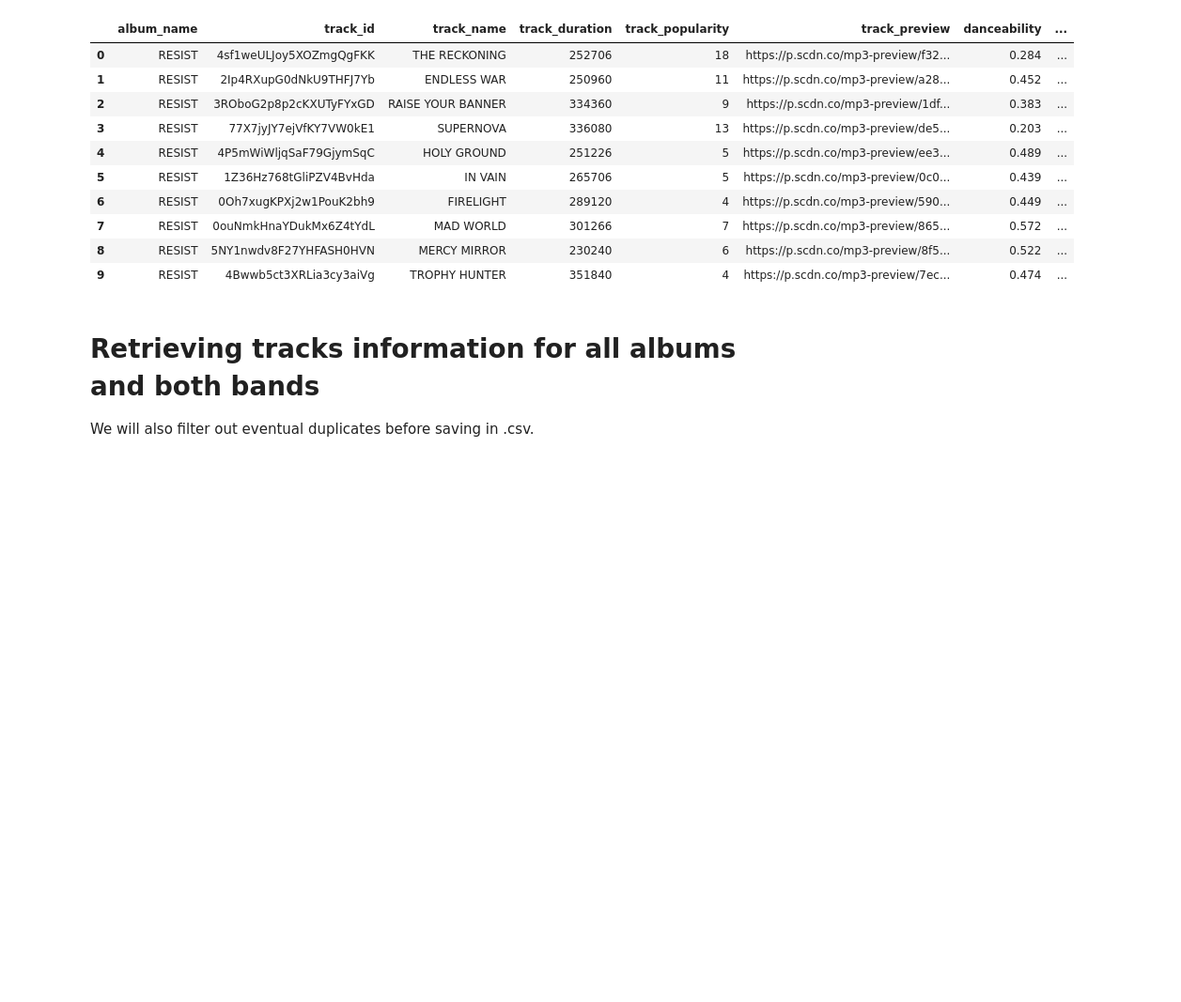
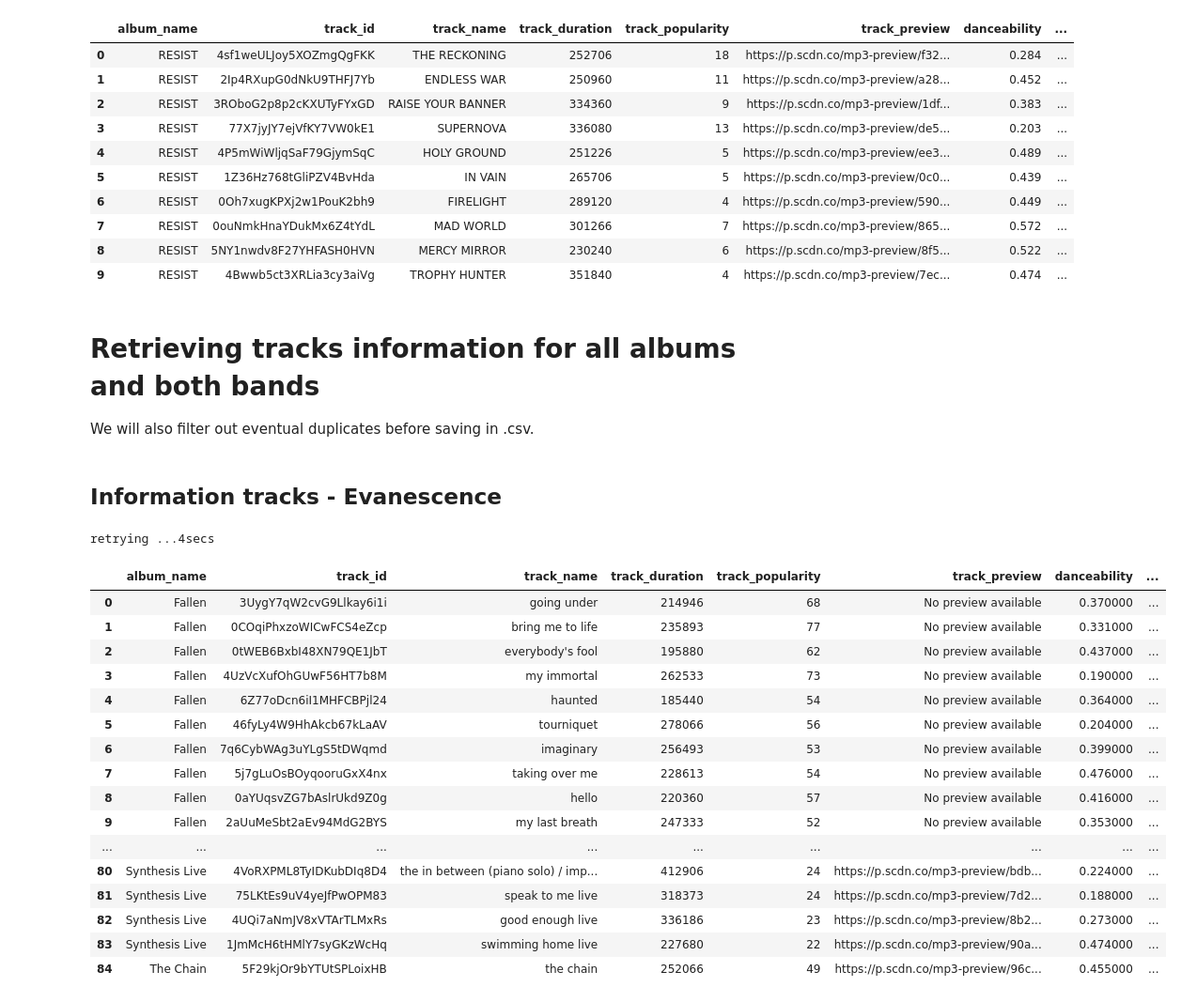
Before and after one commit to dpbac/evanescence_and_within_temptation_in_Python, a Jupyter notebook: notebook_02_retrieve_metada_Spotify_Evanescence_Within_Temptation.ipynb, the cells around one changed output. Shown at 94% size. Drawn from its saved outputs; the diff is of its cells as text; code cells hidden in the pictures; blank space fills up the shorter version.

Commit message:
Update notebook2

```diff
--- a/notebook_02_retrieve_metada_Spotify_Evanescence_Within_Temptation.ipynb
+++ b/notebook_02_retrieve_metada_Spotify_Evanescence_Within_Temptation.ipynb
@@ -532,7 +532,7 @@ def retrieve_albums_info(artist_id, file_name, limit = 50, max_nr_albums=2000):
 
     # reset index
 
-    df.reset_index(inplace = True)
+    df.reset_index(drop=True,inplace = True)
 
     # Create year column
 
@@ -1002,5 +1002,63 @@ df_tracks_info
 # Retrieving tracks information for all albums and both bands
 
 We will also filter out eventual duplicates before saving in .csv.
+# %%
+def retrieve_info_tracks_list_albums(list_album_id, file_name):
+    """ Retrieve info (metadata and audio features) of tracks of a list of albums"""
+
+    # retrieving metadata and audio features info
+    df = [retrieve_tracks_info(album_id) for album_id in list_album_id]
+
+    # puting information of all albums in one dataframe
+    df_conc = pd.concat(df)
+
+    # applying the same transformation on track name column that was applied in notebook 1 when retrieving lyrics
+
+    df_conc['track_name'] = df_conc['track_name'].apply(lambda x: x.replace('-',' ').lower())
+
+    # droping duplicates of tracks with same title
+
+    df_conc.drop_duplicates(subset = ['track_name'],keep = 'first', inplace=True)
+
+    # reset index
+
+    df_conc.reset_index(drop=True,inplace = True)
+
+    # save .csv
+
+    df_conc.to_csv("./data/"+file_name+"_"+TodaysDate+".csv", index = False)
+
+    # make snippets clickable
+
+    def make_clickable(val):
+        if val is None:
+            return 'No preview available'
+        else:
+            return '<a target="_blank" href="{}">{}</a>'.format(val, val)
+
+    return df_conc.style.format({'track_preview': make_clickable})
+# %% [markdown]
+## Information tracks - Evanescence
 # %%
 list_album_id = df_albums_evanescence_filtered['album_id'].tolist()
+df_tracks_evanescence = retrieve_info_tracks_list_albums(list_album_id, "info_tracks_evanescence")
+df_tracks_evanescence
+# %% [output]
+retrying ...4secs
+|  | album_name | track_id | track_name | track_duration | track_popularity | track_preview | danceability | ... |
+| 0 | Fallen | 3UygY7qW2cvG9Llkay6i1i | going under | 214946 | 68 | No preview available | 0.370000 | ... |
+| 1 | Fallen | 0COqiPhxzoWICwFCS4eZcp | bring me to life | 235893 | 77 | No preview available | 0.331000 | ... |
+| 2 | Fallen | 0tWEB6BxbI48XN79QE1JbT | everybody's fool | 195880 | 62 | No preview available | 0.437000 | ... |
+| 3 | Fallen | 4UzVcXufOhGUwF56HT7b8M | my immortal | 262533 | 73 | No preview available | 0.190000 | ... |
+| 4 | Fallen | 6Z77oDcn6iI1MHFCBPjl24 | haunted | 185440 | 54 | No preview available | 0.364000 | ... |
+| 5 | Fallen | 46fyLy4W9HhAkcb67kLaAV | tourniquet | 278066 | 56 | No preview available | 0.204000 | ... |
+| 6 | Fallen | 7q6CybWAg3uYLgS5tDWqmd | imaginary | 256493 | 53 | No preview available | 0.399000 | ... |
+| 7 | Fallen | 5j7gLuOsBOyqooruGxX4nx | taking over me | 228613 | 54 | No preview available | 0.476000 | ... |
+| 8 | Fallen | 0aYUqsvZG7bAslrUkd9Z0g | hello | 220360 | 57 | No preview available | 0.416000 | ... |
+| 9 | Fallen | 2aUuMeSbt2aEv94MdG2BYS | my last breath | 247333 | 52 | No preview available | 0.353000 | ... |
+| ... | ... | ... | ... | ... | ... | ... | ... | ... |
+| 80 | Synthesis Live | 4VoRXPML8TyIDKubDIq8D4 | the in between (piano solo) / imp... | 412906 | 24 | https://p.scdn.co/mp3-preview/bdb... | 0.224000 | ... |
+| 81 | Synthesis Live | 75LKtEs9uV4yeJfPwOPM83 | speak to me live | 318373 | 24 | https://p.scdn.co/mp3-preview/7d2... | 0.188000 | ... |
+| 82 | Synthesis Live | 4UQi7aNmJV8xVTArTLMxRs | good enough live | 336186 | 23 | https://p.scdn.co/mp3-preview/8b2... | 0.273000 | ... |
+| 83 | Synthesis Live | 1JmMcH6tHMlY7syGKzWcHq | swimming home live | 227680 | 22 | https://p.scdn.co/mp3-preview/90a... | 0.474000 | ... |
+| 84 | The Chain | 5F29kjOr9bYTUtSPLoixHB | the chain | 252066 | 49 | https://p.scdn.co/mp3-preview/96c... | 0.455000 | ... |
```
Also changed, not shown: parts of 9 cells of this notebook.
